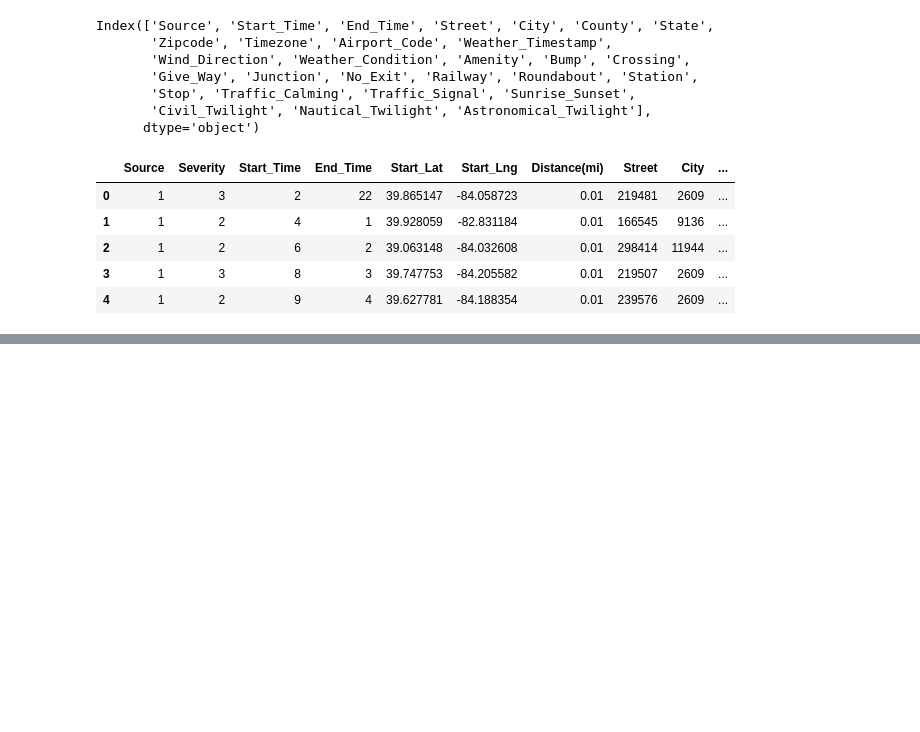
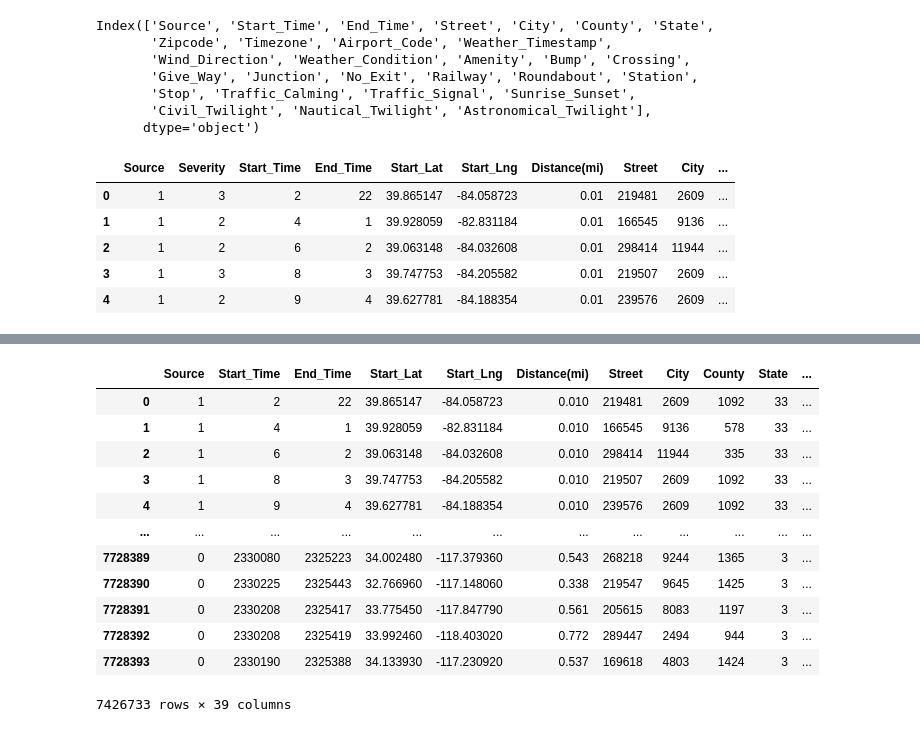
Before and after one commit to AbhirupB/Road-accidents-ML, a Jupyter notebook: EDA and training.ipynb, the cells around one changed output, grey strips where cells are left out. Saved outputs shown, nothing was run; the diff lists cells and outputs as text; code cells hidden in the pictures; blank space fills up the shorter version.

```diff
--- a/EDA and training.ipynb
+++ b/EDA and training.ipynb
@@ -911,0 +923,17 @@ df_copy_train.to_csv('road accident data numeric.csv')
+# %%
+x=df_copy_train.drop('Severity', axis=1)
+x
+# %% [output]
+|  | Source | Start_Time | End_Time | Start_Lat | Start_Lng | Distance(mi) | Street | City | County | State | ... |
+| 0 | 1 | 2 | 22 | 39.865147 | -84.058723 | 0.010 | 219481 | 2609 | 1092 | 33 | ... |
+| 1 | 1 | 4 | 1 | 39.928059 | -82.831184 | 0.010 | 166545 | 9136 | 578 | 33 | ... |
+| 2 | 1 | 6 | 2 | 39.063148 | -84.032608 | 0.010 | 298414 | 11944 | 335 | 33 | ... |
+| 3 | 1 | 8 | 3 | 39.747753 | -84.205582 | 0.010 | 219507 | 2609 | 1092 | 33 | ... |
+| 4 | 1 | 9 | 4 | 39.627781 | -84.188354 | 0.010 | 239576 | 2609 | 1092 | 33 | ... |
+| ... | ... | ... | ... | ... | ... | ... | ... | ... | ... | ... | ... |
+| 7728389 | 0 | 2330080 | 2325223 | 34.002480 | -117.379360 | 0.543 | 268218 | 9244 | 1365 | 3 | ... |
+| 7728390 | 0 | 2330225 | 2325443 | 32.766960 | -117.148060 | 0.338 | 219547 | 9645 | 1425 | 3 | ... |
+| 7728391 | 0 | 2330208 | 2325417 | 33.775450 | -117.847790 | 0.561 | 205615 | 8083 | 1197 | 3 | ... |
+| 7728392 | 0 | 2330208 | 2325419 | 33.992460 | -118.403020 | 0.772 | 289447 | 2494 | 944 | 3 | ... |
+| 7728393 | 0 | 2330190 | 2325388 | 34.133930 | -117.230920 | 0.537 | 169618 | 4803 | 1424 | 3 | ... |
+7426733 rows × 39 columns
```
Also changed, not shown: parts of 16 cells of this notebook.
